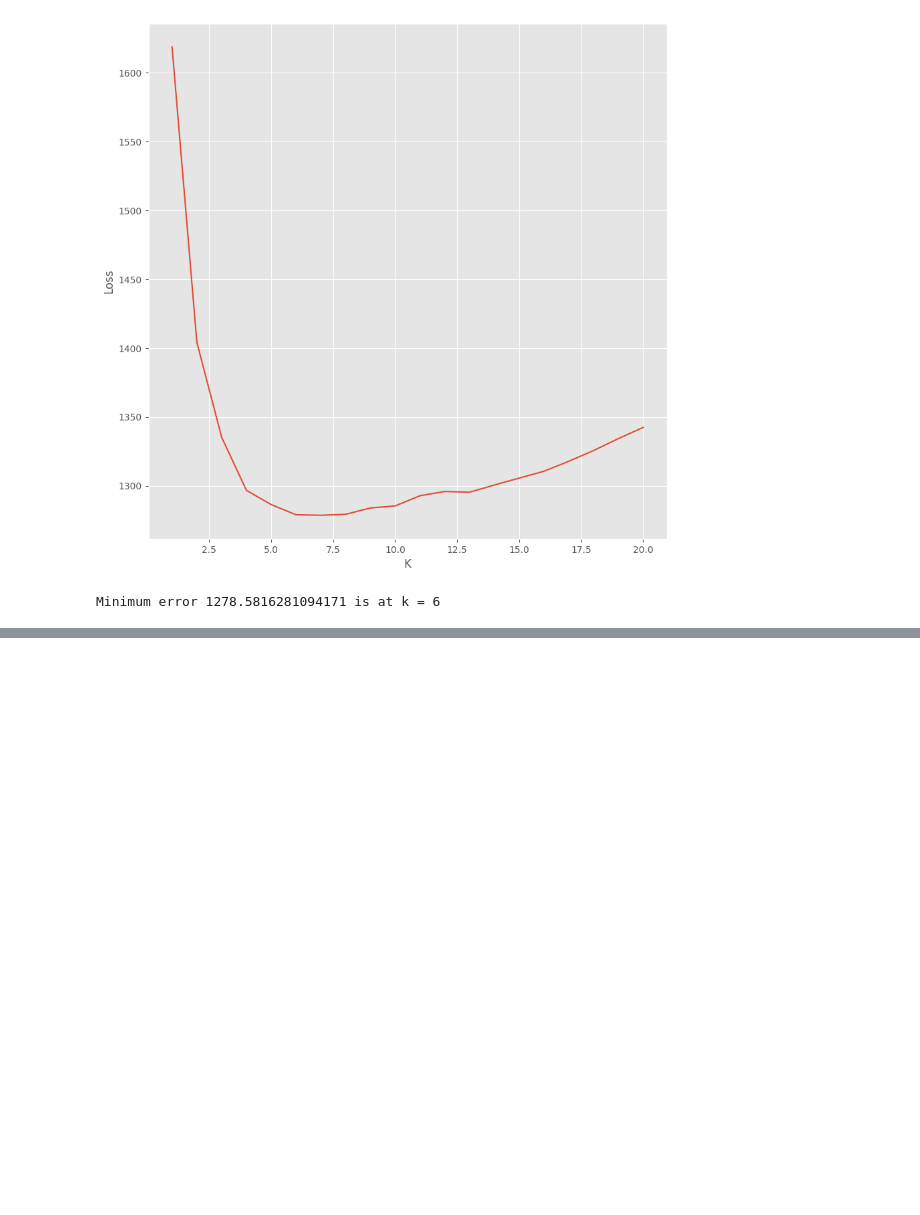
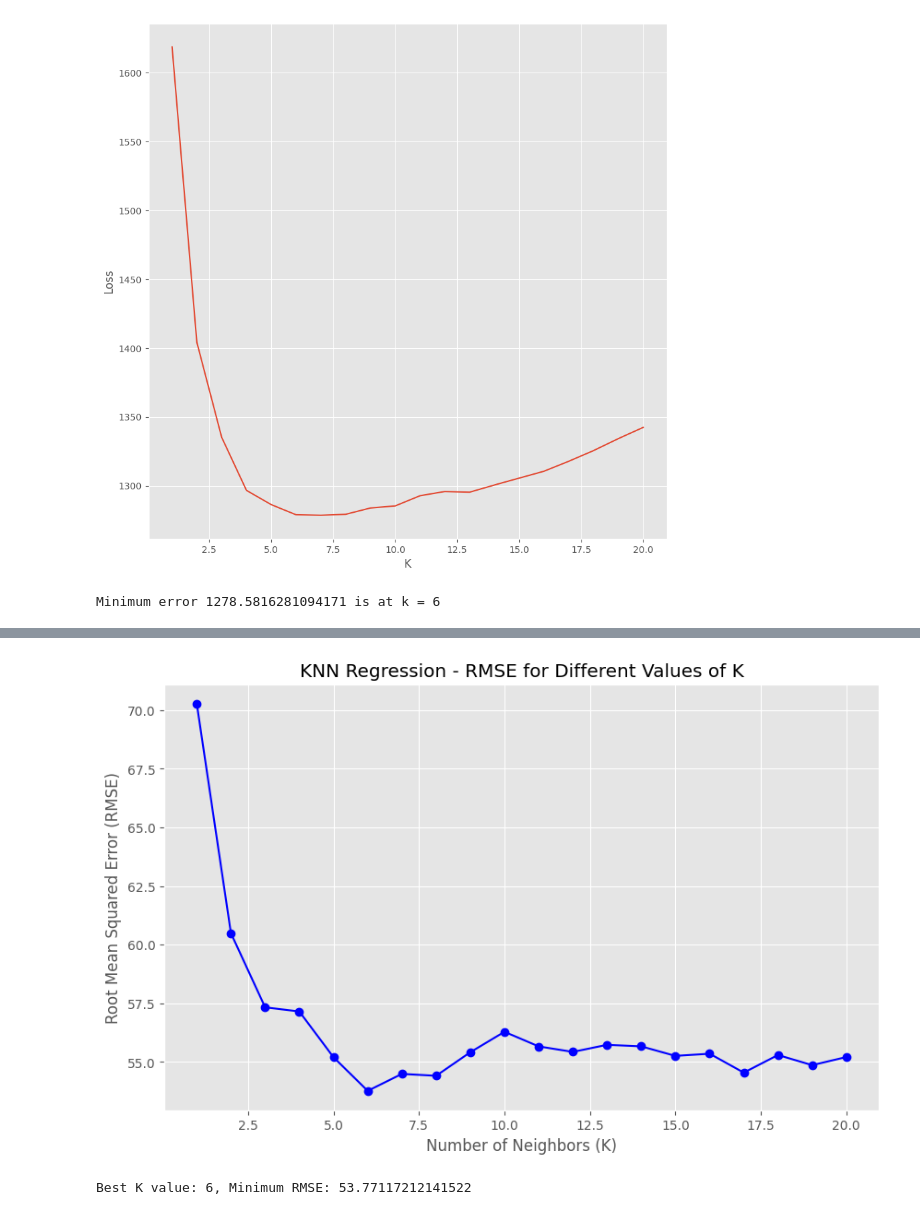
Before and after one commit to RAJArksh0218/FMML-_Project-1-and-lbs, a Jupyter notebook: Regression_Lab_2.ipynb, the cells around one changed output, grey strips where cells are left out. Drawn from its saved outputs; the diff is of its cells as text; code cells hidden in the pictures; blank space fills up the shorter version.

```diff
--- a/Regression_Lab_2.ipynb
+++ b/Regression_Lab_2.ipynb
@@ -317,0 +407,52 @@ print(f"Best value of k: {best_k}, Lowest MSE: {best_mse}")
+# %%
+from sklearn.datasets import load_diabetes
+from sklearn.neighbors import KNeighborsRegressor
+from sklearn.model_selection import train_test_split
+from sklearn.preprocessing import StandardScaler
+from sklearn.metrics import mean_squared_error
+import numpy as np
+import matplotlib.pyplot as plt
+
+# Load the diabetes dataset
+diabetes = load_diabetes()
+X, y = diabetes.data, diabetes.target
+
+# Split the data into training and testing sets
+X_train, X_test, y_train, y_test = train_test_split(X, y, test_size=0.2, random_state=42)
+
+# Standardize the features
+scaler = StandardScaler()
+X_train_scaled = scaler.fit_transform(X_train)
+X_test_scaled = scaler.transform(X_test)
+
+# Experiment with different values of K
+k_values = range(1, 21)
+rmse_values = []
+
+for k in k_values:
+    # Create and fit the KNN-regression model
+    knn_model = KNeighborsRegressor(n_neighbors=k)
+    knn_model.fit(X_train_scaled, y_train)
+
+    # Make predictions on the test set
+    y_pred = knn_model.predict(X_test_scaled)
+
+    # Calculate RMSE
+    rmse = np.sqrt(mean_squared_error(y_test, y_pred))
+    rmse_values.append(rmse)
+
+# Plot the results
+plt.figure(figsize=(10, 6))
+plt.plot(k_values, rmse_values, marker='o', linestyle='-', color='b')
+plt.title('KNN Regression - RMSE for Different Values of K')
+plt.xlabel('Number of Neighbors (K)')
+plt.ylabel('Root Mean Squared Error (RMSE)')
+plt.grid(True)
+plt.show()
+
+# Find the K value with the minimum RMSE
+best_k = k_values[np.argmin(rmse_values)]
+print(f"Best K value: {best_k}, Minimum RMSE: {min(rmse_values)}")
+# %% [output]
+[figure, added]
+Best K value: 6, Minimum RMSE: 53.77117212141522
```
Also changed, not shown: parts of 6 cells of this notebook.
